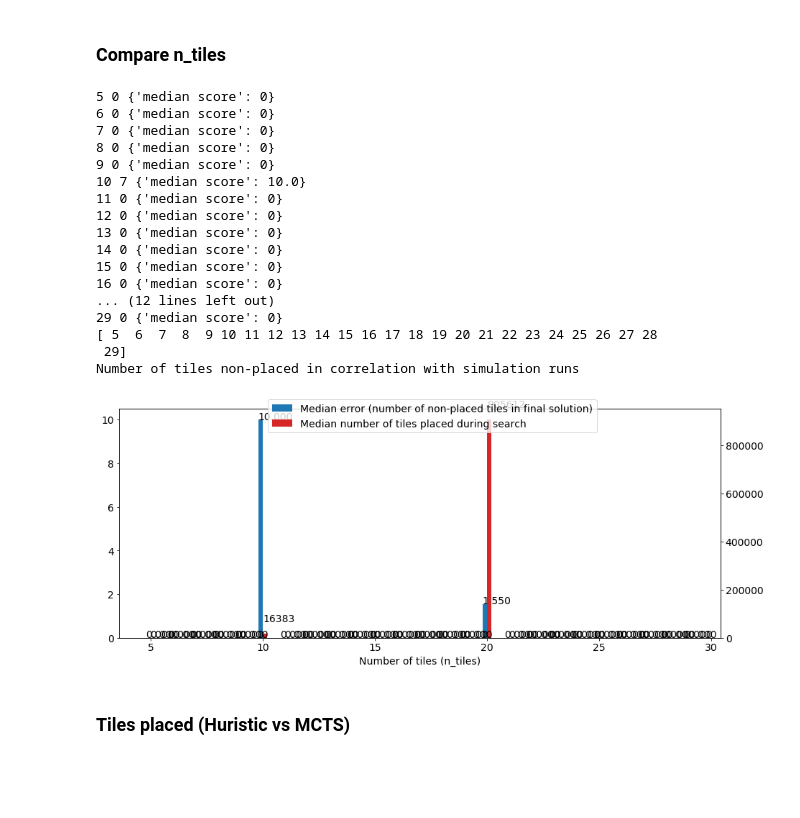
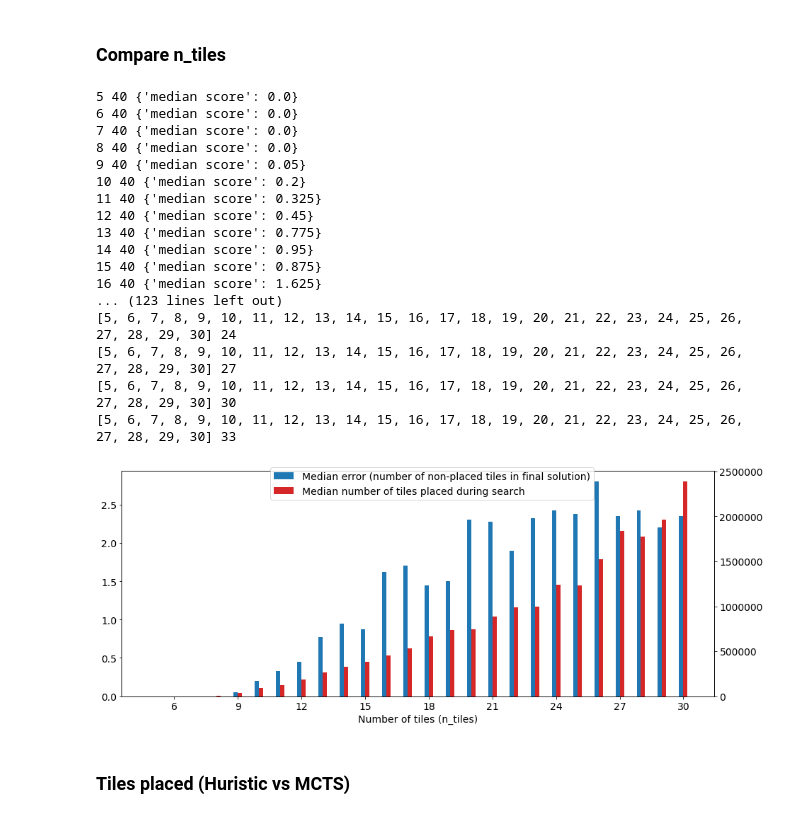
Before and after one commit to igorpejic/visapi, a Jupyter notebook: analsysis.ipynb, the cells around one changed output. Saved outputs shown, nothing was run; the diff lists cells and outputs as text; code cells hidden in the pictures; blank space fills up the shorter version.

```diff
--- a/analsysis.ipynb
+++ b/analsysis.ipynb
@@ -159,7 +157,7 @@ def format_fn(tick_val, tick_pos):
         return SIMULATION_RUNS[int(tick_val)]
     else:
         return ''
-problem_ids = Result.objects.filter(n_simulations=500, score__isnull=False, problem_generator='guillotine').values_list('problem_id')
+problem_ids = Result.objects.filter(n_simulations=10000, score__isnull=False, problem_generator='guillotine').values_list('problem_id')[:68] #sniping ids to get 50 instances
 x_vals = defaultdict(list)
 results = OrderedDict()
 
@@ -203,7 +201,7 @@ for i, score_type in enumerate(['median score', 'median tiles placed']):
 
     for i, v in enumerate(sc):
         offset = width_offset
-        text = '{:.3f}'.format(v)
+        text = '{:.2f}'.format(v)
         _offset = 0.12
         _offset_top = 0.01
         if v >  10:
@@ -244,10 +242,10 @@ Result.objects.filter(n_simulations=1000).values('score', 'problem_id').filter(p
 from collections import defaultdict, OrderedDict
 from matplotlib.ticker import FuncFormatter, MaxNLocator
 
-N_TILES = list(range(5, 30))
+N_TILES = list(range(5, 31))
 
 def format_fn(tick_val, tick_pos):
-    print(N_TILES, int(tick_val))
+    return str(int(tick_val))
     if int(tick_val) in N_TILES:
         return N_TILES[int(tick_val)]
     else:
@@ -258,7 +256,7 @@ results = OrderedDict()
 
 plt.rcParams["figure.figsize"] = (15,3)
 
-LAST_N_RECORDS = 20
+LAST_N_RECORDS = 40
 
 for n_tiles in N_TILES:
     common_args = {
@@ -286,63 +284,63 @@ x = np.arange(N_TILES[0], N_TILES[-1] + 1)
 print(x)
 y = np.arange(0,3)
 width_offset = 0.10
 width = 0.2
 for i, score_type in enumerate(['median score', 'median tiles placed']):
     # print(result)
     sc = [v[score_type] for k, v in results.items()]
     current_ax = ax1
     color = 'tab:blue'
     label = 'Median error (number of non-placed tiles in final solution)'
     if i == 1:
         color = 'tab:red'
         ax2 = ax1.twinx()
         current_ax = ax2
         width_offset = -width_offset
         label = 'Median number of tiles placed during search'
     current_ax.bar(x - width_offset, sc, width=width,
             label=label, color=color)
-    # current_ax.xaxis.set_major_formatter(FuncFormatter(format_fn))
-    # current_ax.xaxis.set_major_locator(MaxNLocator(integer=True))
+    current_ax.xaxis.set_major_formatter(FuncFormatter(format_fn))
+    current_ax.xaxis.set_major_locator(MaxNLocator(integer=True))
 
-    for i, v in enumerate(sc):
-        offset = width_offset
-        text = '{:.3f}'.format(v)
-        _offset = 0.12
-        _offset_top = 0.01
-        if v >  10:
-            text = '{:.0f}'.format(v)
-            _offset = 0.10
-            _offset_top = 50000.35
-        current_ax.text(x[i] - offset - _offset, v + _offset_top, text)
+    # for i, v in enumerate(sc):
+    #     offset = width_offset
+    #     text = '{:.3f}'.format(v)
+    #     _offset = 0.12
+    #     _offset_top = 0.01
+    #     if v >  10:
+    #         text = '{:.0f}'.format(v)
+    #         _offset = 0.10
+    #         _offset_top = 50000.35
+    #     current_ax.text(x[i] - offset - _offset, v + _offset_top, text)
 
 plt.rcParams["font.size"] = 14
 # plt.yticks(ticks=np.arange(0, 4))
 ax1.set_xlabel('Number of tiles (n_tiles)')
 # ax1.set_ylabel('Median error (number of non-placed tiles in final solution)')
 # ax2.set_ylabel('Median number of tiles placed during search')
 fig.legend(loc='upper center')
 fig.subplots_adjust(top=1.6)
 print('Number of tiles non-placed in correlation with simulation runs')
 plt.show()
 # %% [output]
-5 0 {'median score': 0}
-6 0 {'median score': 0}
-7 0 {'median score': 0}
-8 0 {'median score': 0}
-9 0 {'median score': 0}
-10 7 {'median score': 10.0}
-11 0 {'median score': 0}
-12 0 {'median score': 0}
-13 0 {'median score': 0}
-14 0 {'median score': 0}
-15 0 {'median score': 0}
-16 0 {'median score': 0}
-... (12 lines left out)
-29 0 {'median score': 0}
-[ 5  6  7  8  9 10 11 12 13 14 15 16 17 18 19 20 21 22 23 24 25 26 27 28
- 29]
-Number of tiles non-placed in correlation with simulation runs
+5 40 {'median score': 0.0}
+6 40 {'median score': 0.0}
+7 40 {'median score': 0.0}
+8 40 {'median score': 0.0}
+9 40 {'median score': 0.05}
+10 40 {'median score': 0.2}
+11 40 {'median score': 0.325}
+12 40 {'median score': 0.45}
+13 40 {'median score': 0.775}
+14 40 {'median score': 0.95}
+15 40 {'median score': 0.875}
+16 40 {'median score': 1.625}
+... (123 lines left out)
+[5, 6, 7, 8, 9, 10, 11, 12, 13, 14, 15, 16, 17, 18, 19, 20, 21, 22, 23, 24, 25, 26, 27, 28, 29, 30] 24
+[5, 6, 7, 8, 9, 10, 11, 12, 13, 14, 15, 16, 17, 18, 19, 20, 21, 22, 23, 24, 25, 26, 27, 28, 29, 30] 27
+[5, 6, 7, 8, 9, 10, 11, 12, 13, 14, 15, 16, 17, 18, 19, 20, 21, 22, 23, 24, 25, 26, 27, 28, 29, 30] 30
+[5, 6, 7, 8, 9, 10, 11, 12, 13, 14, 15, 16, 17, 18, 19, 20, 21, 22, 23, 24, 25, 26, 27, 28, 29, 30] 33
-[figure, old version]
+[figure, new version]
 # %% [markdown]
 ### Tiles placed (Huristic vs MCTS)
 # %%
```
Also changed, not shown: parts of 8 cells of this notebook.
